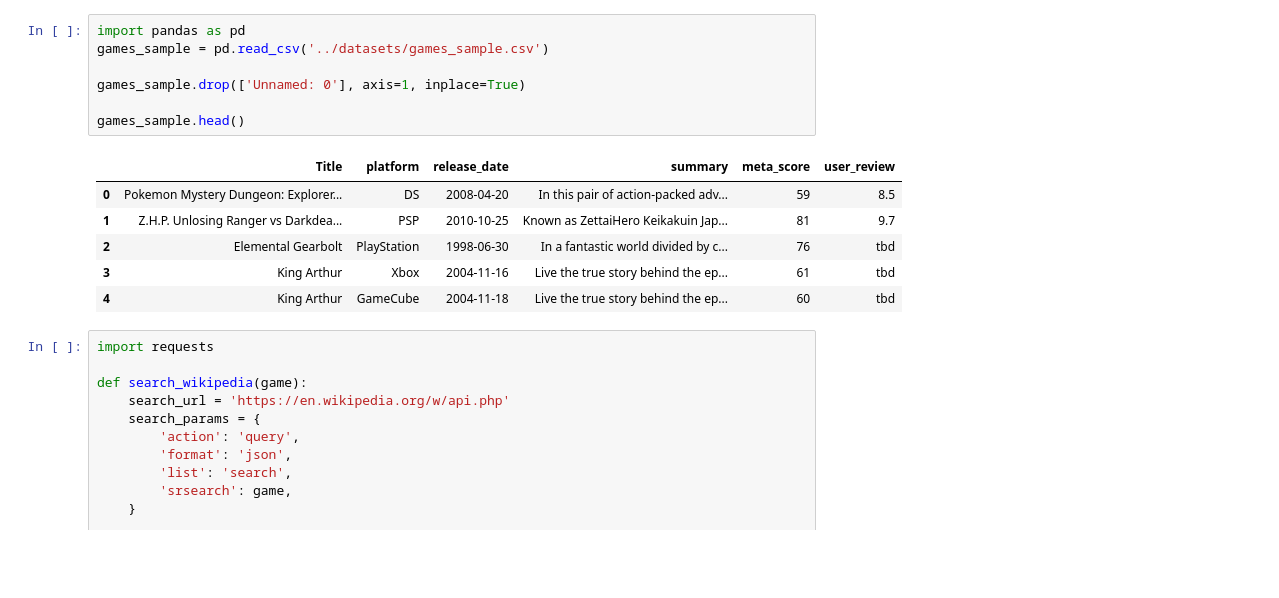
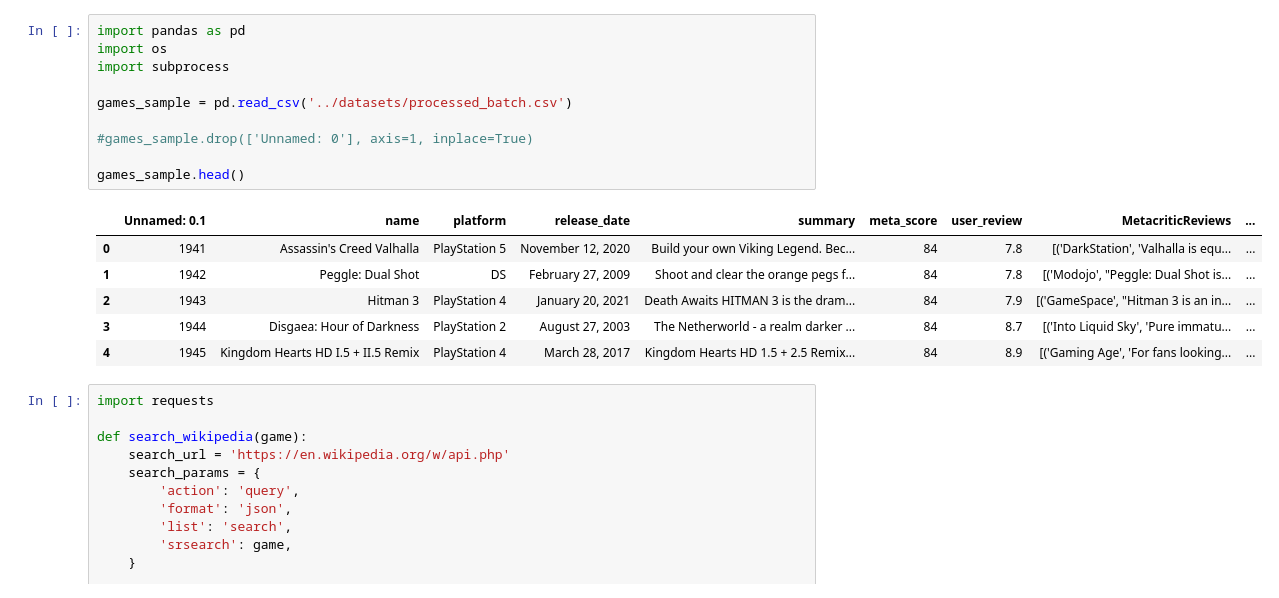
Before and after one commit to 13luiscabral13/PRI, a Jupyter notebook: scripts/wikipedia_script.ipynb, the cells around one changed output. Drawn from its saved outputs; the diff is of its cells as text; blank space fills up the shorter version.

```diff
--- a/scripts/wikipedia_script.ipynb
+++ b/scripts/wikipedia_script.ipynb
@@ -1,17 +1,20 @@
 # %%
 import pandas as pd
-games_sample = pd.read_csv('../datasets/games_sample.csv')
+import os
+import subprocess
 
-games_sample.drop(['Unnamed: 0'], axis=1, inplace=True)
+games_sample = pd.read_csv('../datasets/processed_batch.csv')
+
+#games_sample.drop(['Unnamed: 0'], axis=1, inplace=True)
 
 games_sample.head()
 # %% [output]
-|  | Title | platform | release_date | summary | meta_score | user_review |
-| 0 | Pokemon Mystery Dungeon: Explorer... | DS | 2008-04-20 | In this pair of action-packed adv... | 59 | 8.5 |
-| 1 | Z.H.P. Unlosing Ranger vs Darkdea... | PSP | 2010-10-25 | Known as ZettaiHero Keikakuin Jap... | 81 | 9.7 |
-| 2 | Elemental Gearbolt | PlayStation | 1998-06-30 | In a fantastic world divided by c... | 76 | tbd |
-| 3 | King Arthur | Xbox | 2004-11-16 | Live the true story behind the ep... | 61 | tbd |
-| 4 | King Arthur | GameCube | 2004-11-18 | Live the true story behind the ep... | 60 | tbd |
+|  | Unnamed: 0.1 | name | platform | release_date | summary | meta_score | user_review | MetacriticReviews | ... |
+| 0 | 1941 | Assassin's Creed Valhalla | PlayStation 5 | November 12, 2020 | Build your own Viking Legend. Bec... | 84 | 7.8 | [('DarkStation', 'Valhalla is equ... | ... |
+| 1 | 1942 | Peggle: Dual Shot | DS | February 27, 2009 | Shoot and clear the orange pegs f... | 84 | 7.8 | [('Modojo', "Peggle: Dual Shot is... | ... |
+| 2 | 1943 | Hitman 3 | PlayStation 4 | January 20, 2021 | Death Awaits HITMAN 3 is the dram... | 84 | 7.9 | [('GameSpace', "Hitman 3 is an in... | ... |
+| 3 | 1944 | Disgaea: Hour of Darkness | PlayStation 2 | August 27, 2003 | The Netherworld - a realm darker ... | 84 | 8.7 | [('Into Liquid Sky', 'Pure immatu... | ... |
+| 4 | 1945 | Kingdom Hearts HD I.5 + II.5 Remix | PlayStation 4 | March 28, 2017 | Kingdom Hearts HD 1.5 + 2.5 Remix... | 84 | 8.9 | [('Gaming Age', 'For fans looking... | ... |
 # %%
 import requests
 
```
Also changed, not shown: parts of 2 cells of this notebook, 43 other files.
